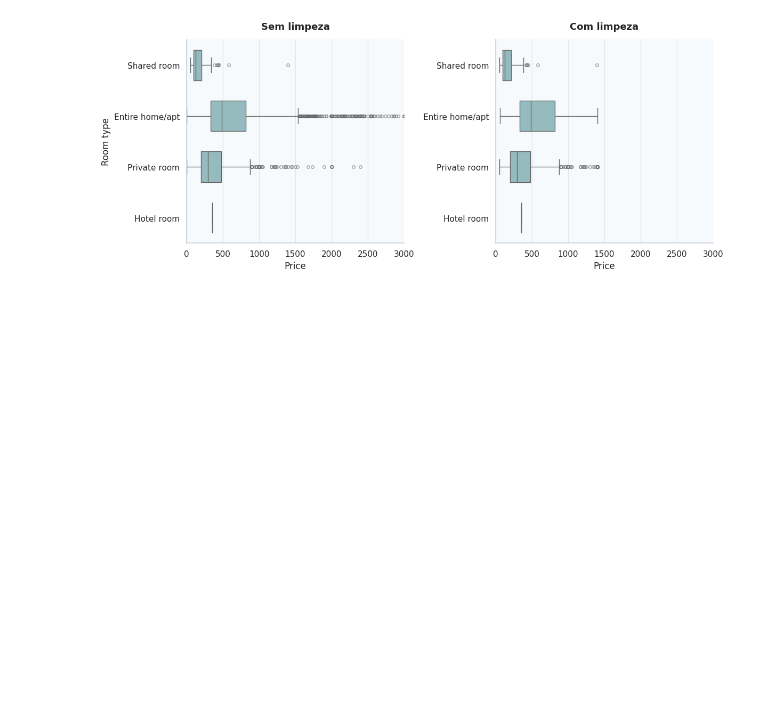
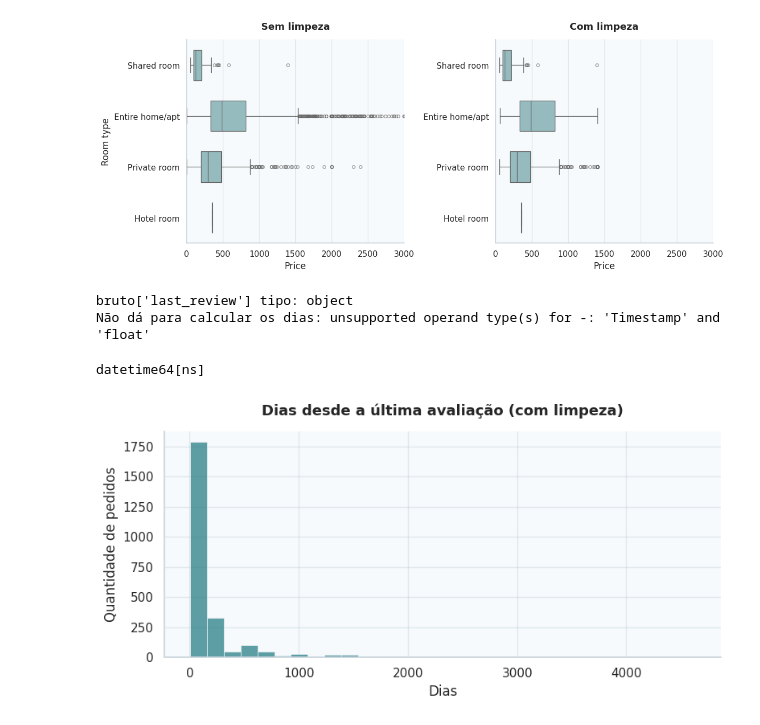
Before and after one commit to darwinspsenai/IA_Analise_preditiva_Aulas_Tecnicas, a Jupyter notebook: Modulo1/Semana-11/IA_preditiva_Semana11_Aula2_Aula3.ipynb, the cells around one changed output. Cells and saved outputs as stored; diff of their text form; code cells hidden in the pictures; blank space fills up the shorter version.

```diff
--- a/Modulo1/Semana-11/IA_preditiva_Semana11_Aula2_Aula3.ipynb
+++ b/Modulo1/Semana-11/IA_preditiva_Semana11_Aula2_Aula3.ipynb
@@ -83,3 +83,21 @@ Graficos(limpo).boxplot('price', 'Preço por tipo de acomodação COM limpeza',
 Graficos(limpo).comparar_boxplots(sem_limpar, limpo, 'price', grupo='room_type', limite=(0, 3000))
 # %% [output]
 [figure]
+# %%
+print("bruto['last_review'] tipo:", bruto['last_review'].dtypes)
+
+try:
+    dias_sem_limpar = pd.Timestamp('2026-09-30') - bruto['last_review']
+except TypeError as erro:
+    print('Não dá para calcular os dias:', erro)#type(erro).__name__)
+# %% [output]
+bruto['last_review'] tipo: object
+Não dá para calcular os dias: unsupported operand type(s) for -: 'Timestamp' and 'float'
+# %%
+print(limpo['last_review'].dtype)
+
+dias = (pd.Timestamp('2026-09-30') - limpo['last_review']).dt.days.dropna()
+Graficos(limpo.assign(dias=dias)).histograma('dias', 'Dias desde a última avaliação (com limpeza)', bins=30)
+# %% [output]
+datetime64[ns]
+[figure, added]
```
Also changed, not shown: parts of 13 cells of this notebook, 4 other files.
